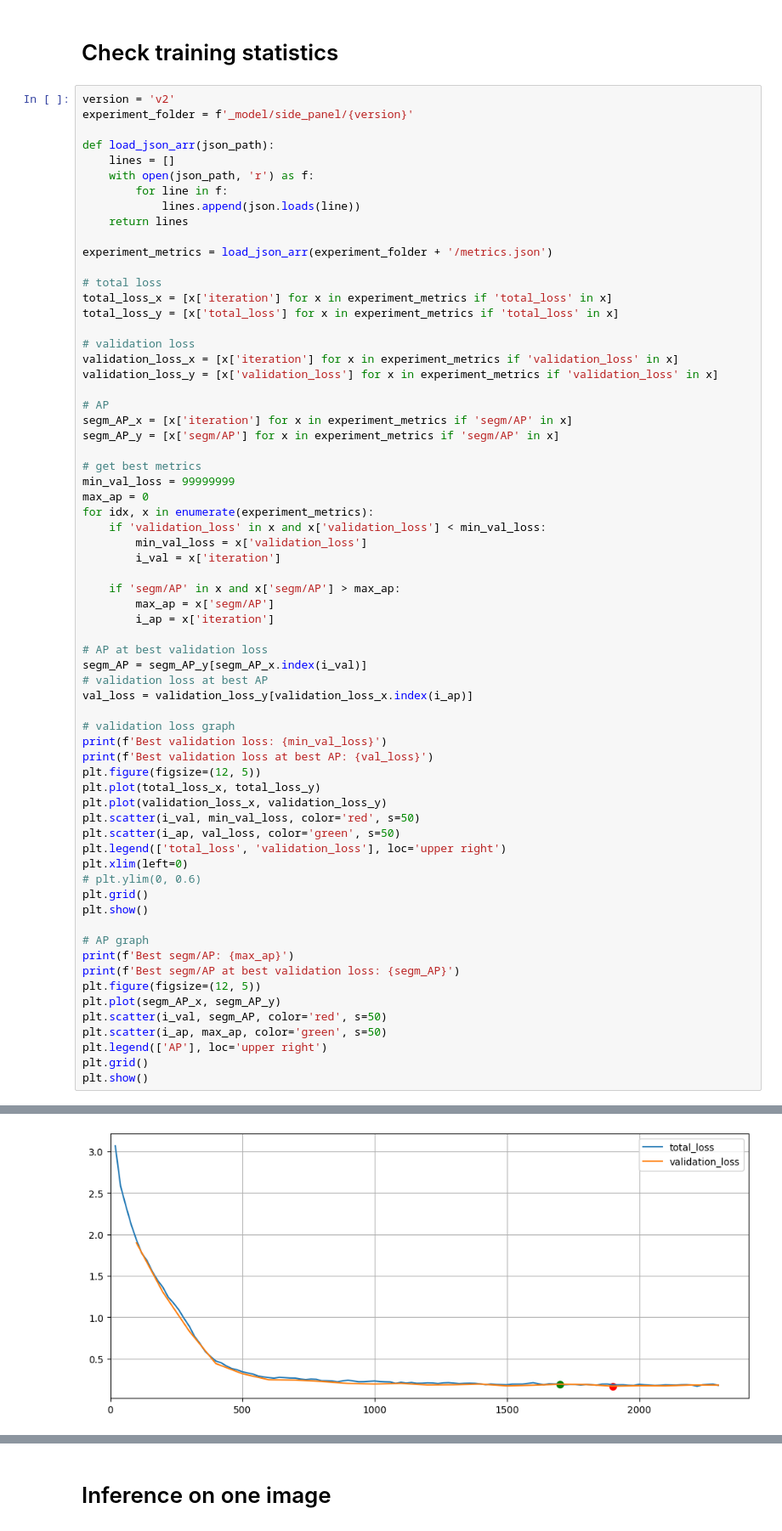
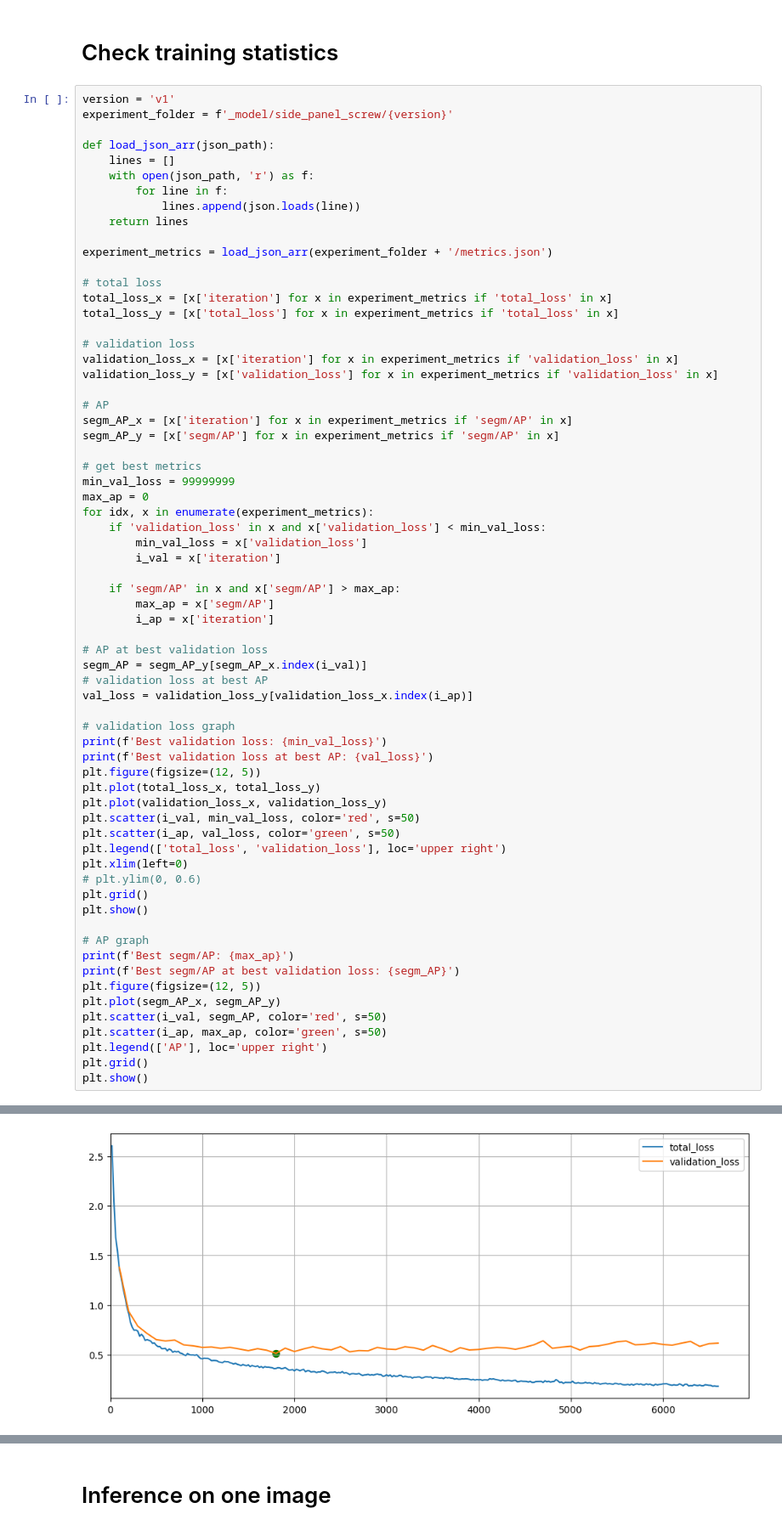
Before and after one commit to roger-bian/detectron2, a Jupyter notebook: inference.ipynb, the cells around one changed output, grey strips where cells are left out. Shown at 85% size. Drawn from its saved outputs; the diff is of its cells as text.

```diff
--- a/inference.ipynb
+++ b/inference.ipynb
@@ -11,8 +12,8 @@ import matplotlib.pyplot as plt
 # %% [markdown]
 # Check training statistics
 # %%
-version = 'v2'
-experiment_folder = f'_model/side_panel/{version}'
+version = 'v1'
+experiment_folder = f'_model/side_panel_screw/{version}'
 
 def load_json_arr(json_path):
     lines = []
@@ -82 +83 @@ Best validation loss at best AP: 0.19214849090574831
-[figure, old version]
+[figure, new version]
```
Also changed, not shown: parts of 5 cells of this notebook, 2 other files.
